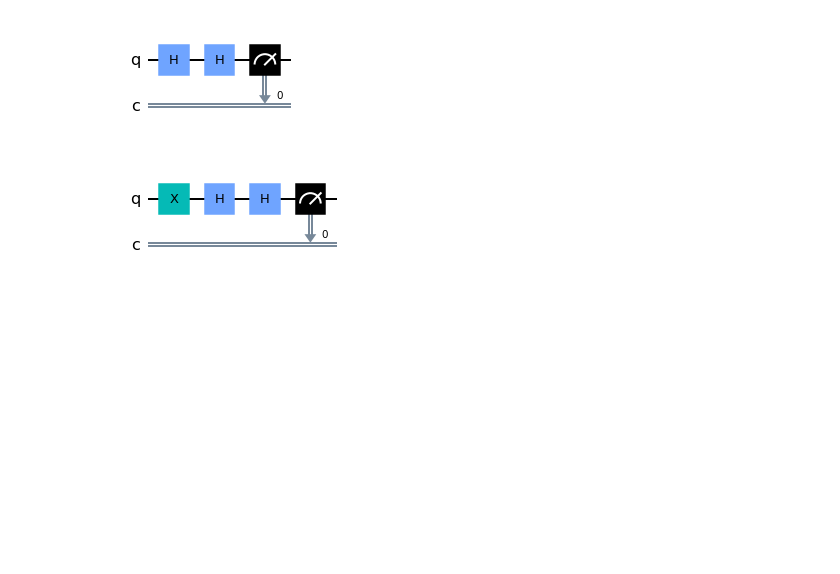
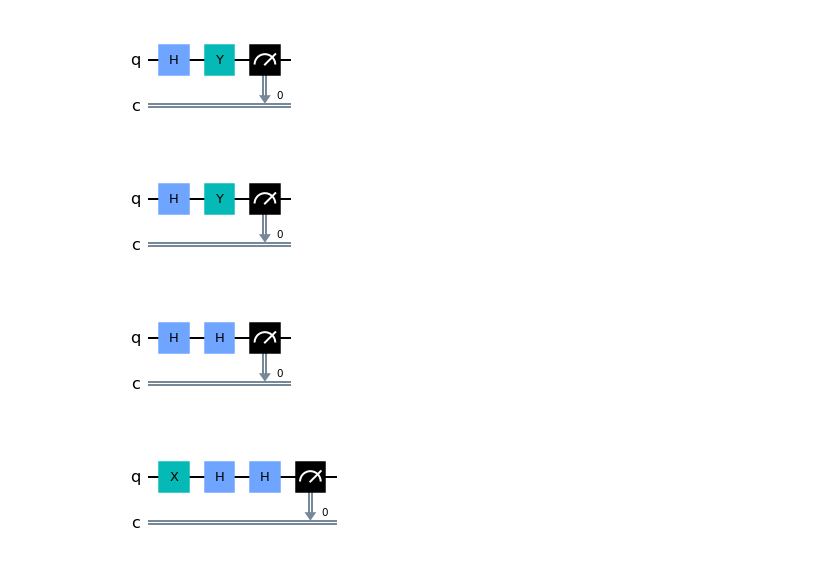
Before and after one commit to lasys/hm_master_thesis, a Jupyter notebook: ibm/gem_experiments/GEM-Paper-Example.ipynb, the cells around one changed output. Saved outputs shown, nothing was run; the diff lists cells and outputs as text; code cells hidden in the pictures; blank space fills up the shorter version.

```diff
--- a/ibm/gem_experiments/GEM-Paper-Example.ipynb
+++ b/ibm/gem_experiments/GEM-Paper-Example.ipynb
@@ -18,5 +16,14 @@ ibmqfactory.load_account:WARNING:2021-09-04 16:27:43,949: Credentials are alread
 # %%
 # https://arxiv.org/pdf/2011.10860.pdf
+# %%
+circuit = QuantumCircuit(1,1)
+circuit.h(0)
+circuit.y(0)
+circuit.measure(0,0)
+circuit.draw('mpl')
+# %% [output]
+[figure, added]
+[figure, added]
 # %%
 circuit_1 = QuantumCircuit(1,1)
 circuit_1.h(0)
```
Also changed, not shown: parts of 1 cell of this notebook, 2 other files.
